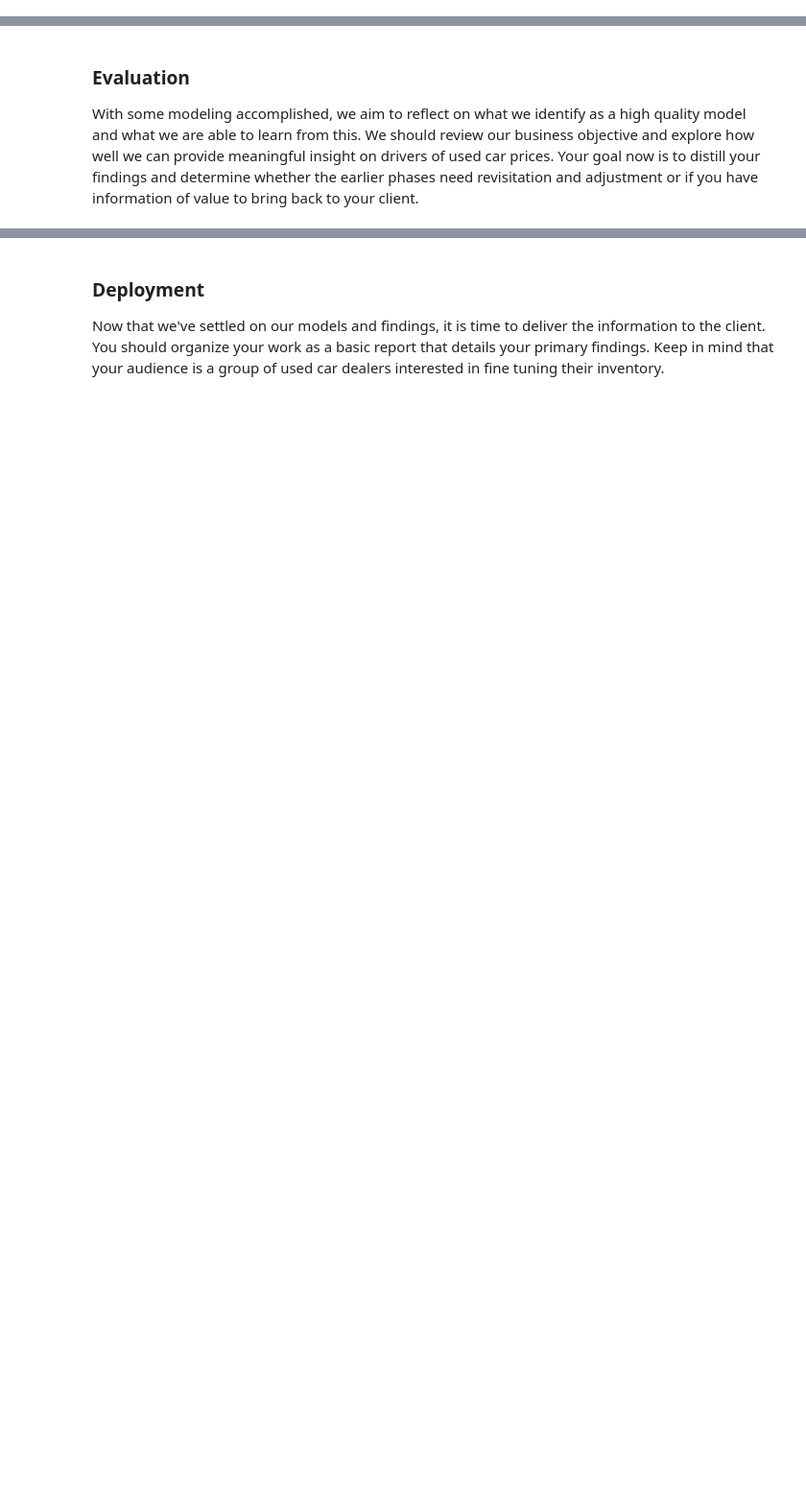
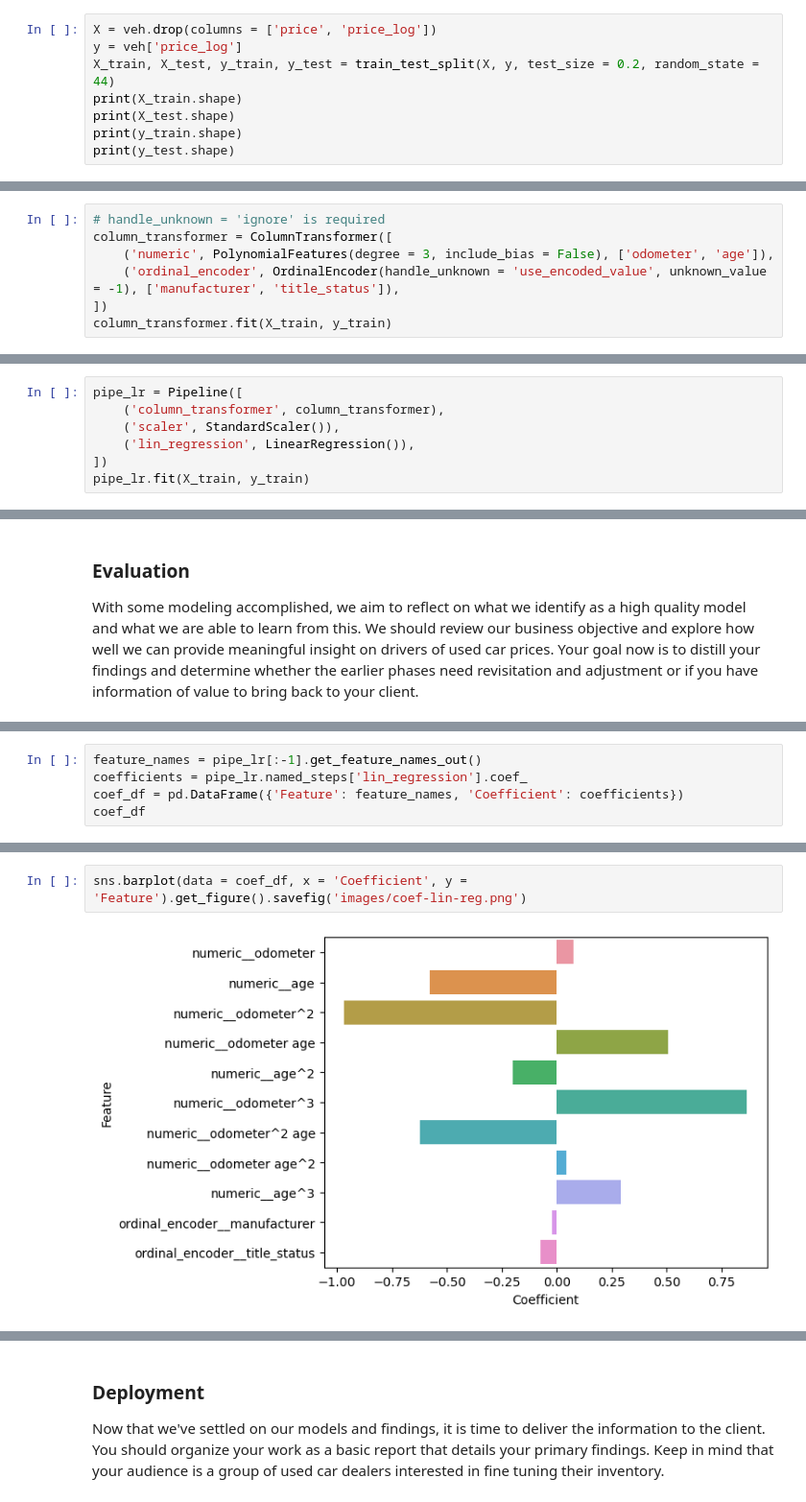
Before and after one commit to outdegree/BH-PCMLAI-M11-App2, a Jupyter notebook: prompt_II.ipynb, the cells around one changed output, grey strips where cells are left out. Shown at 96% size. Drawn from its saved outputs; the diff is of its cells as text; blank space fills up the shorter version.

Commit message:
Added various models and their evaluation. Also included some figures for the upcoming README.

```diff
--- a/prompt_II.ipynb
+++ b/prompt_II.ipynb
@@ -379,0 +394,8 @@ sns.heatmap(data = corr, annot = True)
+# %%
+X = veh.drop(columns = ['price', 'price_log'])
+y = veh['price_log']
+X_train, X_test, y_train, y_test = train_test_split(X, y, test_size = 0.2, random_state = 44)
+print(X_train.shape)
+print(X_test.shape)
+print(y_train.shape)
+print(y_test.shape)
@@ -379,0 +409,7 @@ sns.heatmap(data = corr, annot = True)
+# %%
+# handle_unknown = 'ignore' is required
+column_transformer = ColumnTransformer([
+    ('numeric', PolynomialFeatures(degree = 3, include_bias = False), ['odometer', 'age']),
+    ('ordinal_encoder', OrdinalEncoder(handle_unknown = 'use_encoded_value', unknown_value = -1), ['manufacturer', 'title_status']),
+])
+column_transformer.fit(X_train, y_train)
@@ -383,0 +452,7 @@ With your (almost?) final dataset in hand, it is now time to build some models.
+# %%
+pipe_lr = Pipeline([
+    ('column_transformer', column_transformer),
+    ('scaler', StandardScaler()),
+    ('lin_regression', LinearRegression()),
+])
+pipe_lr.fit(X_train, y_train)
@@ -387,0 +616,5 @@ With some modeling accomplished, we aim to reflect on what we identify as a high
+# %%
+feature_names = pipe_lr[:-1].get_feature_names_out()
+coefficients = pipe_lr.named_steps['lin_regression'].coef_
+coef_df = pd.DataFrame({'Feature': feature_names, 'Coefficient': coefficients})
+coef_df
@@ -387,0 +634,4 @@ With some modeling accomplished, we aim to reflect on what we identify as a high
+# %%
+sns.barplot(data = coef_df, x = 'Coefficient', y = 'Feature').get_figure().savefig('images/coef-lin-reg.png')
+# %% [output]
+[figure, added]
```
Also changed, not shown: parts of 35 cells of this notebook, 4 other files.
